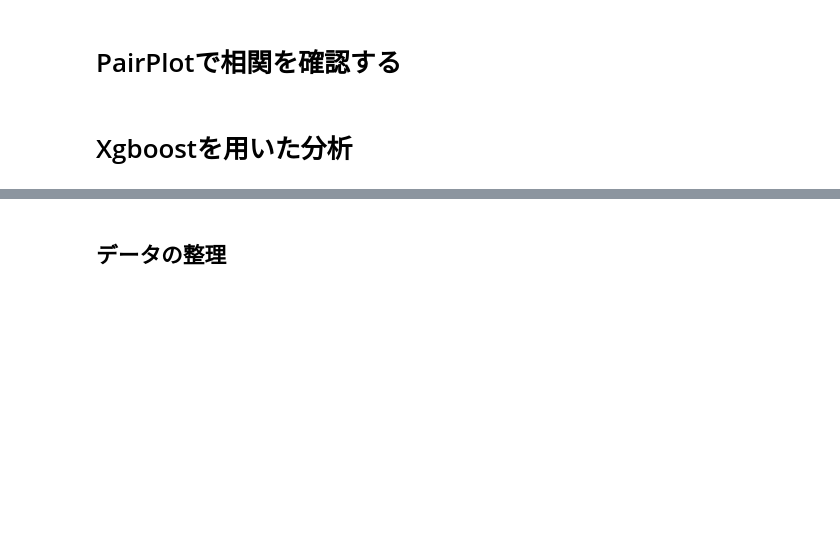
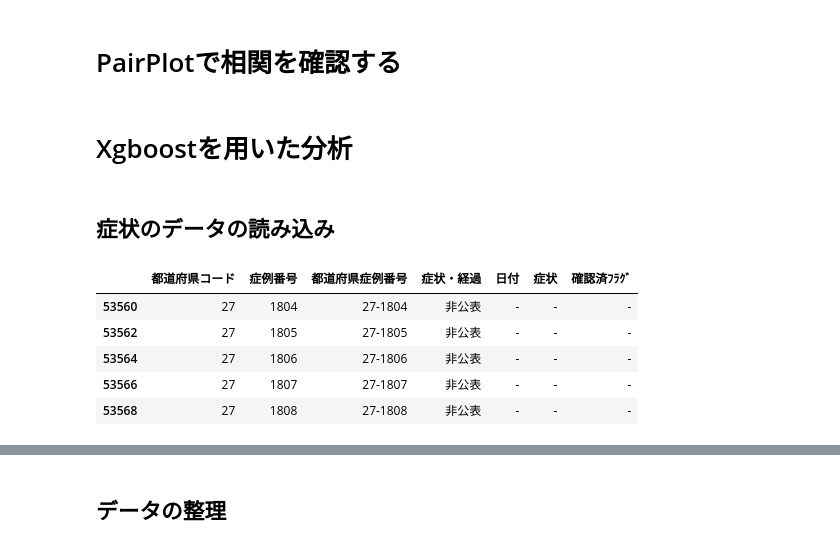
Before and after one commit to ostk0069/COVID-19-Basic-Analysis, a Jupyter notebook: signate_covid19_case_data.ipynb, the cells around one changed output, grey strips where cells are left out. Cells and saved outputs as stored; diff of their text form; code cells hidden in the pictures; blank space fills up the shorter version.

```diff
--- a/signate_covid19_case_data.ipynb
+++ b/signate_covid19_case_data.ipynb
@@ -208,3 +210,5 @@ job_status_df['ステータス'] = job_status_df['ステータス'].astype(float
 # plt.show()
 # %% [markdown]
 # Xgboostを用いた分析
+# %% [markdown]
+## 症状のデータの読み込み
@@ -210,0 +220,13 @@ job_status_df['ステータス'] = job_status_df['ステータス'].astype(float
+# %%
+area_dict = dict(zip(symptomdf.index, symptomdf.iloc[0]))
+renamed_df = symptomdf.rename(columns=area_dict)
+symptomdf = renamed_df.drop(0)
+symptomdf =symptomdf.drop_duplicates()
+symptomdf.drop(symptomdf.index[-1]).tail()
+# %% [output]
+|  | 都道府県コード | 症例番号 | 都道府県症例番号 | 症状・経過 | 日付 | 症状 | 確認済ﾌﾗｸﾞ |
+| 53560 | 27 | 1804 | 27-1804 | 非公表 | - | - | - |
+| 53562 | 27 | 1805 | 27-1805 | 非公表 | - | - | - |
+| 53564 | 27 | 1806 | 27-1806 | 非公表 | - | - | - |
+| 53566 | 27 | 1807 | 27-1807 | 非公表 | - | - | - |
+| 53568 | 27 | 1808 | 27-1808 | 非公表 | - | - | - |
```
Also changed, not shown: parts of 32 cells of this notebook.
